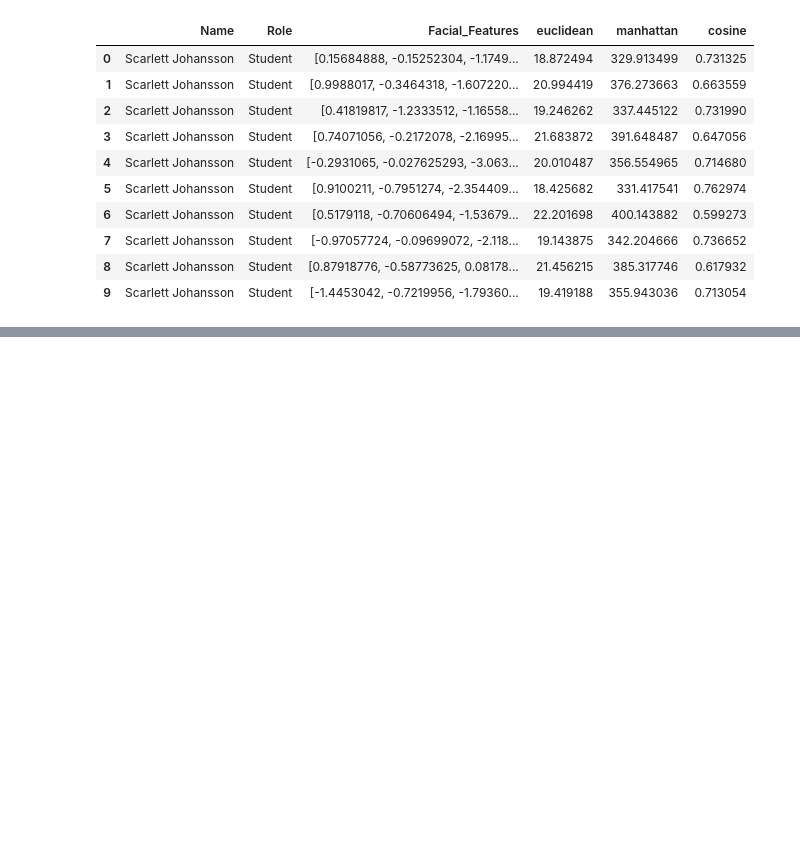
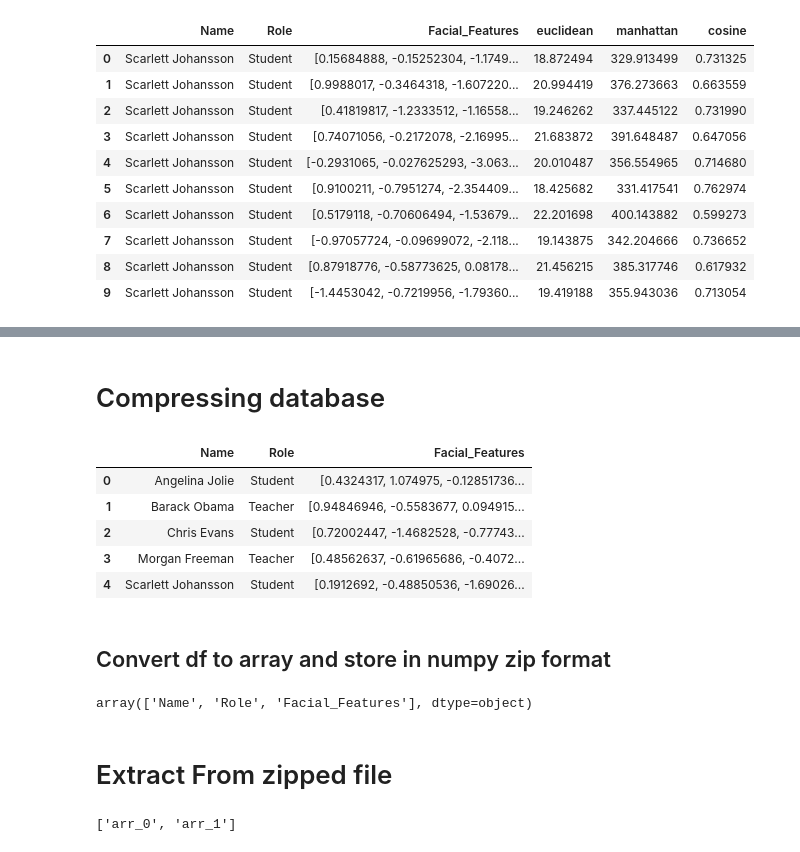
Before and after one commit to tanupriya9102/Attendance-System, a Jupyter notebook: 2_Fast_Face_Recognition_System/2_Fast_Face_Recognition_system.ipynb, the cells around one changed output, grey strips where cells are left out. Cells and saved outputs as stored; diff of their text form; code cells hidden in the pictures; blank space fills up the shorter version.

Commit message:
database

```diff
--- a/2_Fast_Face_Recognition_System/2_Fast_Face_Recognition_system.ipynb
+++ b/2_Fast_Face_Recognition_System/2_Fast_Face_Recognition_system.ipynb
@@ -243,0 +244,21 @@ cv2.destroyAllWindows()
+# %% [markdown]
+# Compressing database
+# %%
+df_compress=df.groupby(by=['Name','Role']).mean()
+df_compress.reset_index(inplace=True)
+df_compress
+# %% [output]
+|  | Name | Role | Facial_Features |
+| 0 | Angelina Jolie | Student | [0.4324317, 1.074975, -0.12851736... |
+| 1 | Barack Obama | Teacher | [0.94846946, -0.5583677, 0.094915... |
+| 2 | Chris Evans | Student | [0.72002447, -1.4682528, -0.77743... |
+| 3 | Morgan Freeman | Teacher | [0.48562637, -0.61965686, -0.4072... |
+| 4 | Scarlett Johansson | Student | [0.1912692, -0.48850536, -1.69026... |
+# %% [markdown]
+## Convert df to array and store in numpy zip format
+# %%
+xvalues=df_compress.values
+col=np.array(df_compress.columns)
+col
+# %% [output]
+array(['Name', 'Role', 'Facial_Features'], dtype=object)
@@ -243,0 +267,8 @@ cv2.destroyAllWindows()
+# %% [markdown]
+# Extract From zipped file
+# %%
+# Load the file
+f=np.load('DataFrame_students_teachers.npz',allow_pickle=True)
+f.files
+# %% [output]
+['arr_0', 'arr_1']
```
Also changed, not shown: parts of 8 cells of this notebook, 1 other file.
